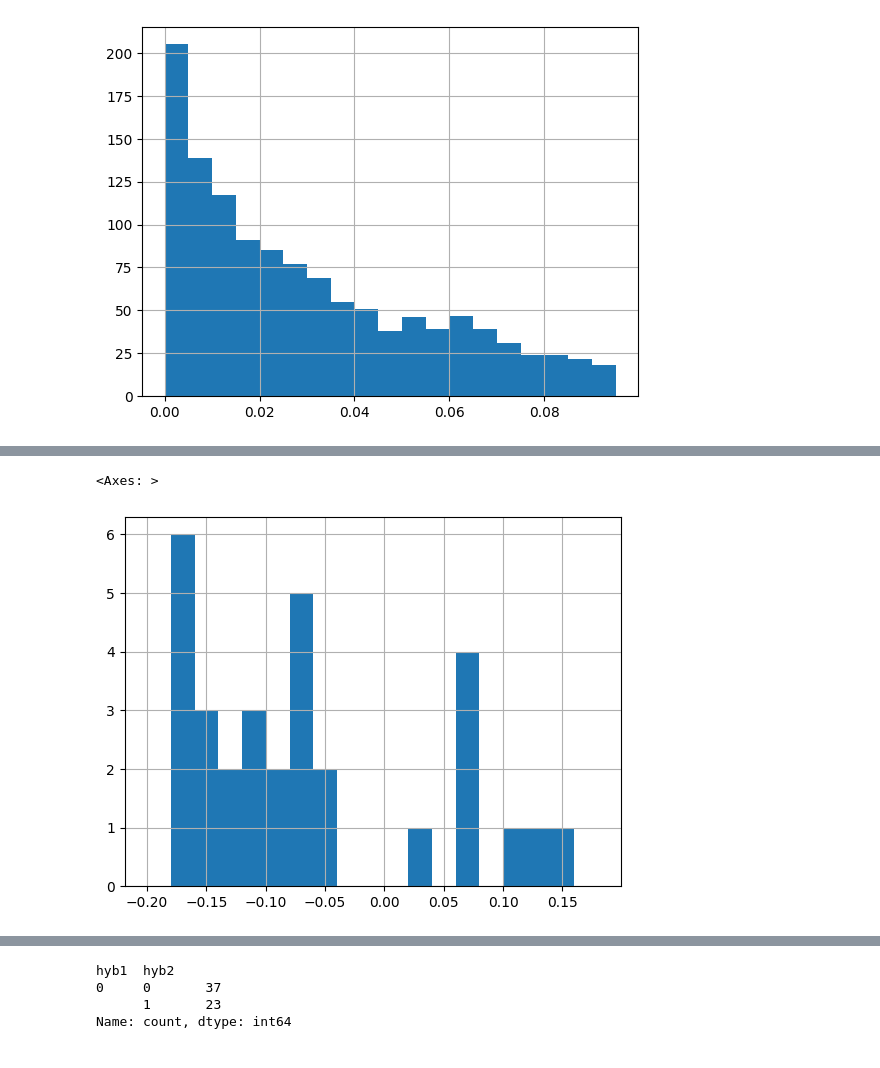
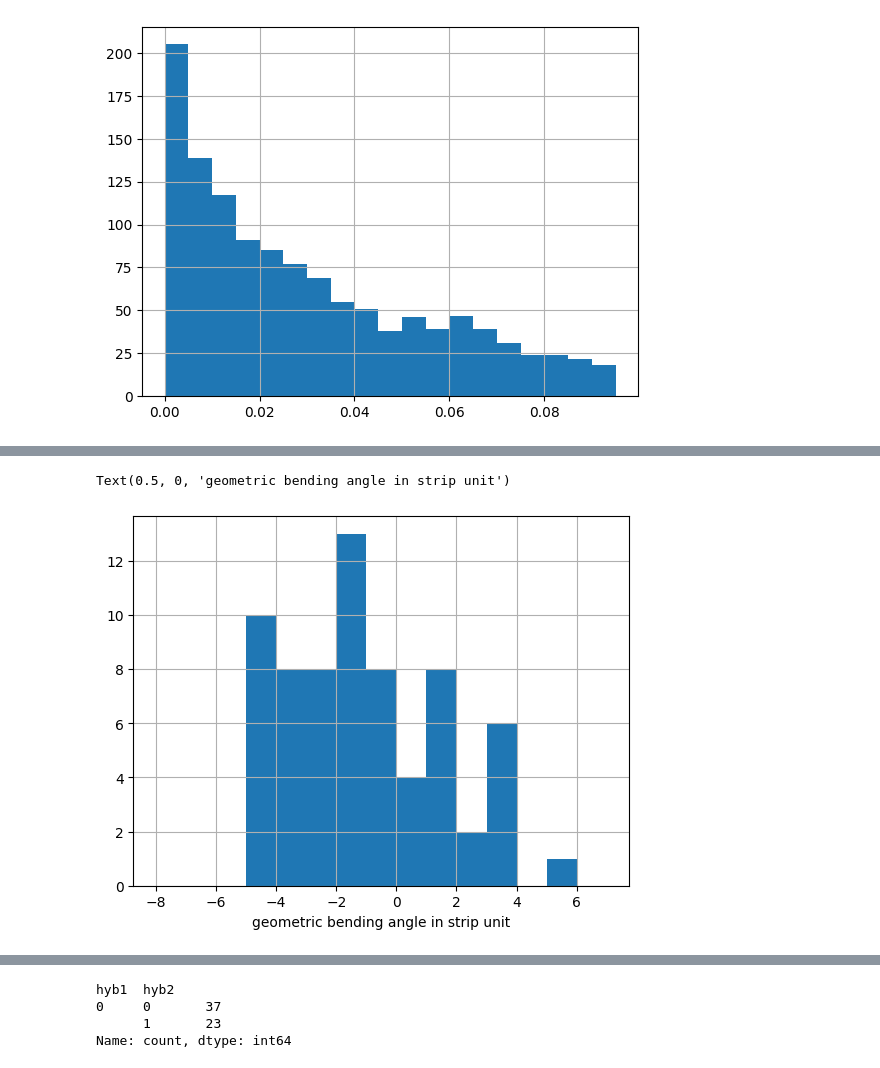
Before and after one commit to amarini/CosmicModuleTest, a Jupyter notebook: plot_simulation.ipynb, the cells around one changed output, grey strips where cells are left out. Saved outputs shown, nothing was run; the diff lists cells and outputs as text; code cells hidden in the pictures.

```diff
--- a/plot_simulation.ipynb
+++ b/plot_simulation.ipynb
@@ -204,9 +204,10 @@ run[run["hyb2"]==0]["theta"].hist(bins=np.arange(0,1,0.05))
 # %%
-run[run["hyb2"]==0]["bend"].hist(bins=np.arange(-0.2,.2,0.02))
+run[run["hyb2"]==0]["bend"].apply(lambda x: x*2.6/0.1).hist(bins=np.arange(-8,8,1))
+plt.xlabel("geometric bending angle in strip unit")
 #run[run["hyb2"]==1]["bend"].hist(bins=np.arange(-.2,.2,0.01))
 # %% [output]
-<Axes: >
+Text(0.5, 0, 'geometric bending angle in strip unit')
-[figure, old version]
+[figure, new version]
 # %%
 plt.scatter(
         run[run['hyb2']==0]['bend1'].to_numpy() + np.random.normal(0,0.1,size=len(run[run['hyb2']==0])),
```
Also changed, not shown: parts of 14 cells of this notebook, 2 other files.
